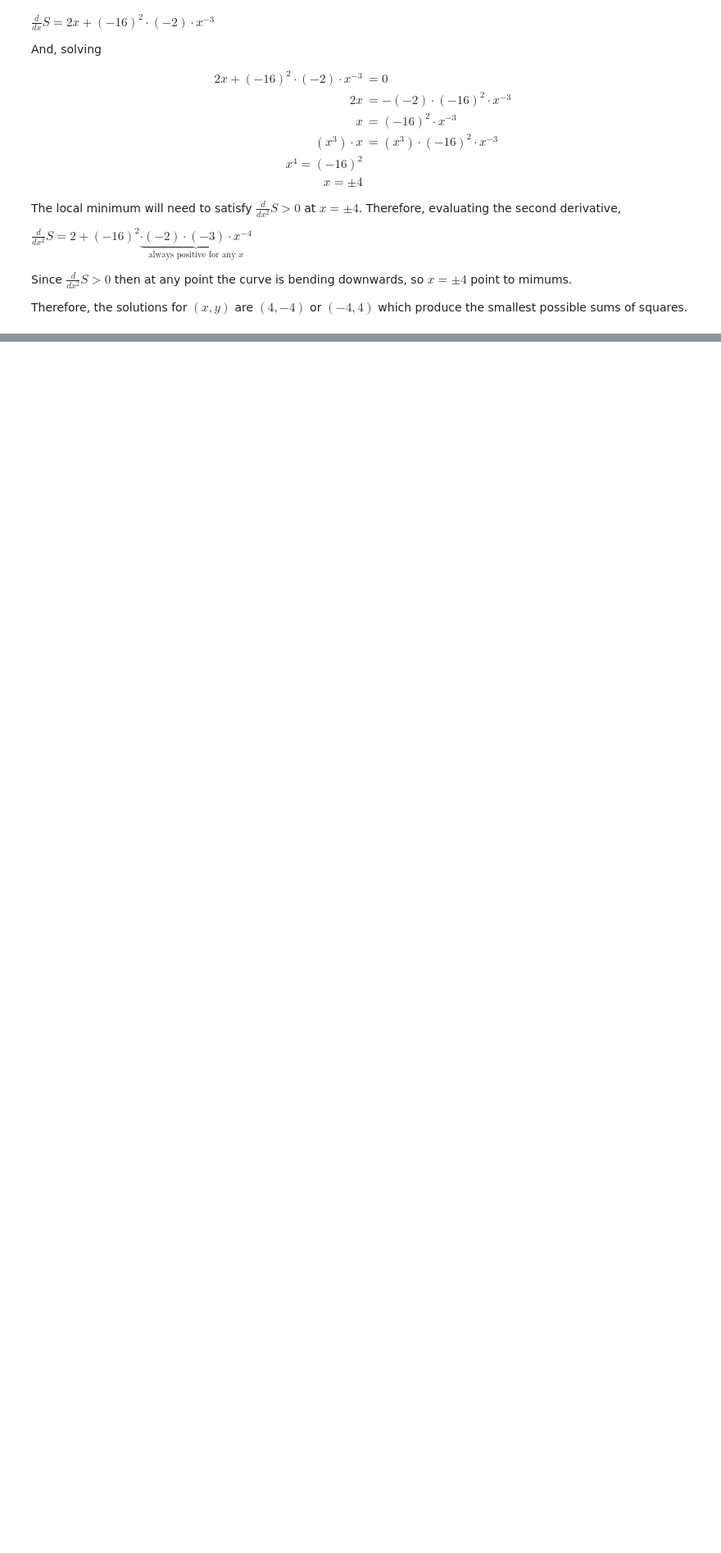
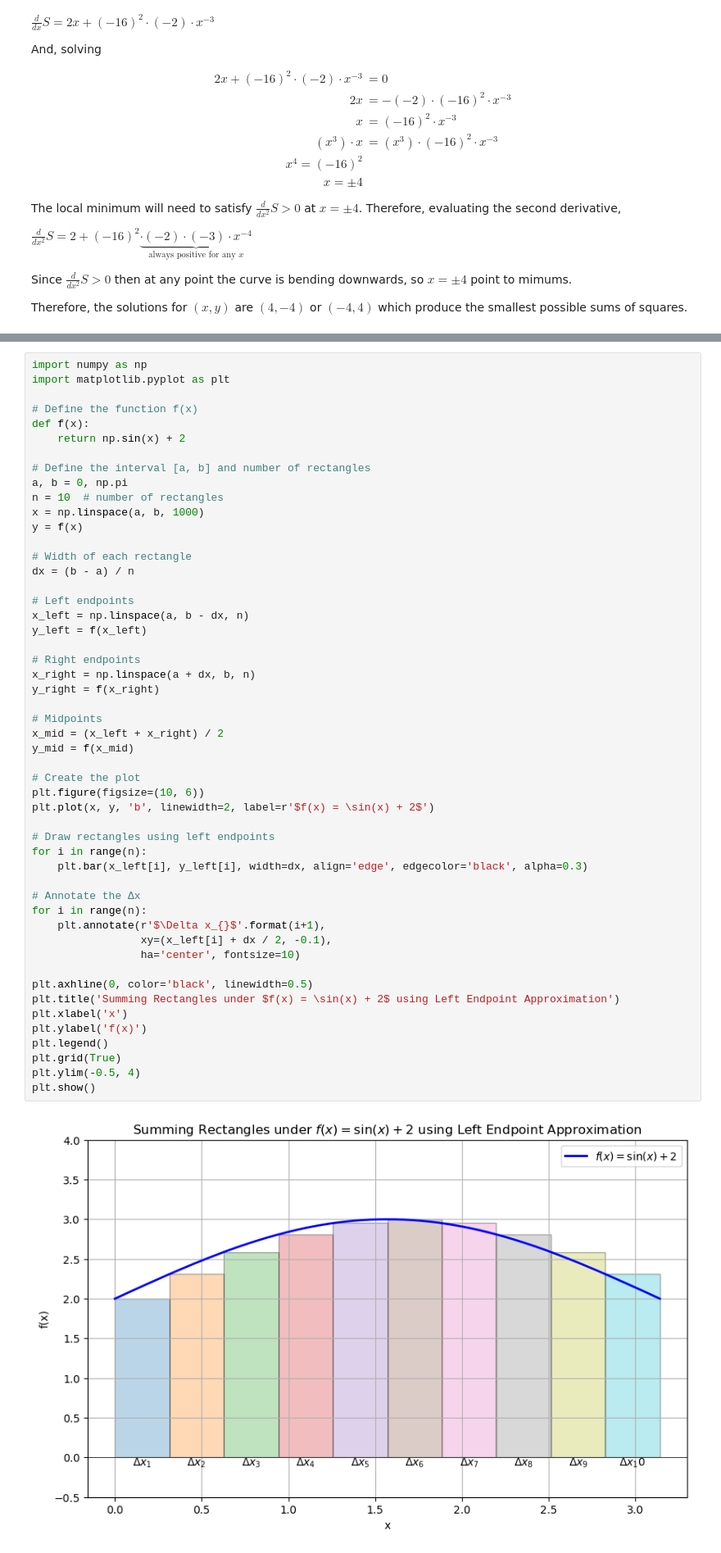
Before and after one commit to sebekj/MIT-Linear-Algebra, a Jupyter notebook: Khan Academy Calculus.ipynb, the cells around one changed output, grey strips where cells are left out. Shown at 82% size. Saved outputs shown, nothing was run; the diff lists cells and outputs as text; blank space fills up the shorter version.

```diff
--- a/Khan Academy Calculus.ipynb
+++ b/Khan Academy Calculus.ipynb
@@ -1803,0 +1808,53 @@ Therefore, the solutions for $(x, y)$ are $\boxed{(4, -4)}$ or $\boxed{(-4, 4)}$
+# %%
+import numpy as np
+import matplotlib.pyplot as plt
+
+# Define the function f(x)
+def f(x):
+    return np.sin(x) + 2
+
+# Define the interval [a, b] and number of rectangles
+a, b = 0, np.pi
+n = 10  # number of rectangles
+x = np.linspace(a, b, 1000)
+y = f(x)
+
+# Width of each rectangle
+dx = (b - a) / n
+
+# Left endpoints
+x_left = np.linspace(a, b - dx, n)
+y_left = f(x_left)
+
+# Right endpoints
+x_right = np.linspace(a + dx, b, n)
+y_right = f(x_right)
+
+# Midpoints
+x_mid = (x_left + x_right) / 2
+y_mid = f(x_mid)
+
+# Create the plot
+plt.figure(figsize=(10, 6))
+plt.plot(x, y, 'b', linewidth=2, label=r'$f(x) = \sin(x) + 2$')
+
+# Draw rectangles using left endpoints
+for i in range(n):
+    plt.bar(x_left[i], y_left[i], width=dx, align='edge', edgecolor='black', alpha=0.3)
+
+# Annotate the Δx
+for i in range(n):
+    plt.annotate(r'$\Delta x_{}$'.format(i+1),
+                 xy=(x_left[i] + dx / 2, -0.1),
+                 ha='center', fontsize=10)
+
+plt.axhline(0, color='black', linewidth=0.5)
+plt.title('Summing Rectangles under $f(x) = \sin(x) + 2$ using Left Endpoint Approximation')
+plt.xlabel('x')
+plt.ylabel('f(x)')
+plt.legend()
+plt.grid(True)
+plt.ylim(-0.5, 4)
+plt.show()
+# %% [output]
+[figure, added]
```
Also changed, not shown: parts of 3 cells of this notebook.
